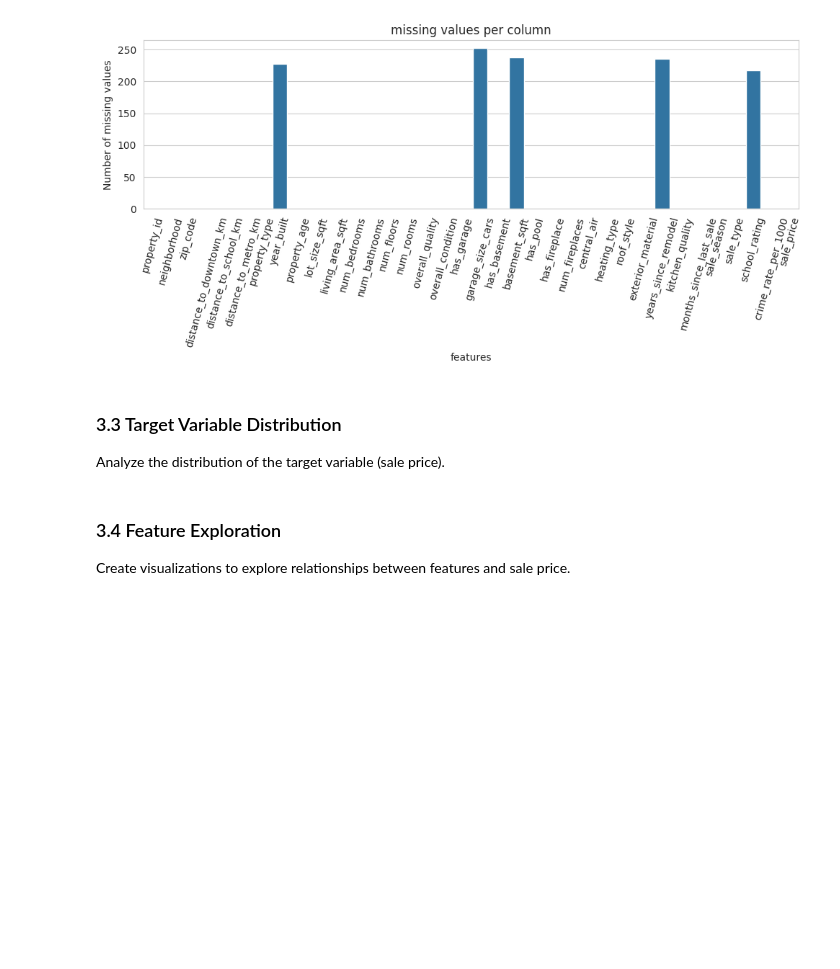
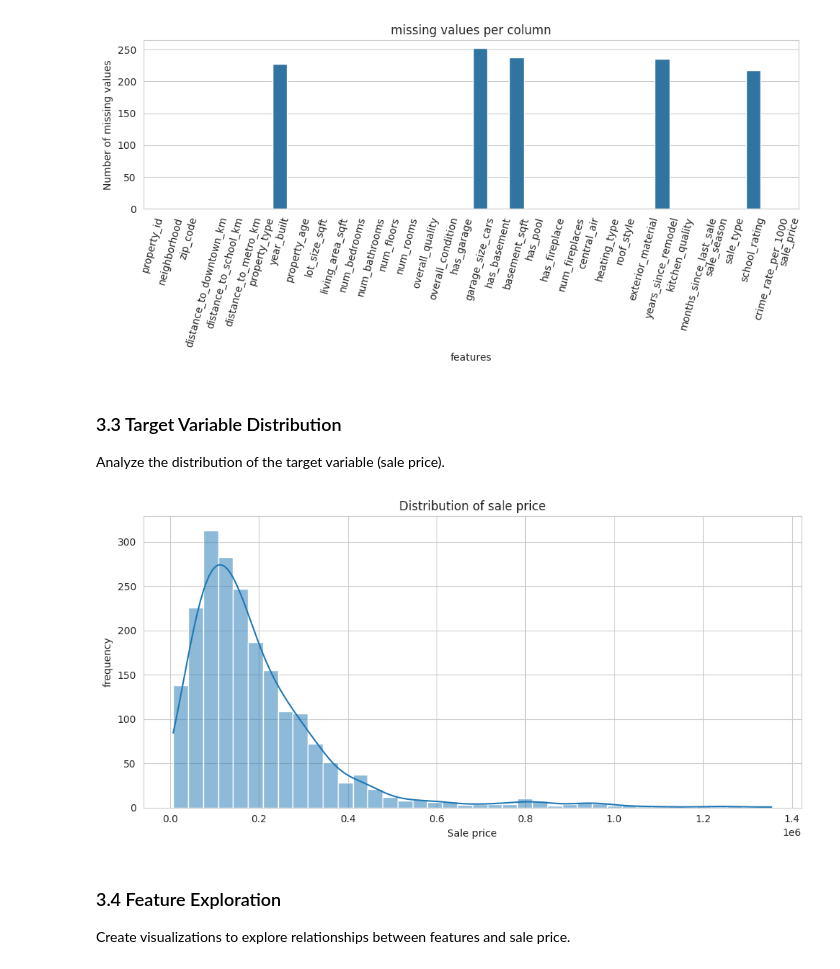
Before and after one commit to LiberteI/Supervised-Learning-Workshop, a Jupyter notebook: deliverable/03_dataset3.ipynb, the cells around one changed output. Saved outputs shown, nothing was run; the diff lists cells and outputs as text; code cells hidden in the pictures; blank space fills up the shorter version.

Commit message:
created a histogram with curves in 3.3

```diff
--- a/deliverable/03_dataset3.ipynb
+++ b/deliverable/03_dataset3.ipynb
@@ -140,9 +140,26 @@ Analyze the distribution of the target variable (sale price).
 # %%
 # TODO: Analyze the sale_price distribution
 # - Plot histogram
 # - Check for skewness
 # - Consider log transformation if needed
 # - Display basic statistics
+
+from scipy.stats import skew
+
+# create a plot
+plt.figure(figsize=(10, 5))
+
+# histogram: bin = 40 -> smoother distribution
+# kde = true -> adds a smoothed curve to show the shape better
+sns.histplot(df['sale_price'], bins = 40, kde = True)
+
+plt.title("Distribution of sale price")
+plt.xlabel("Sale price")
+plt.ylabel("frequency")
+plt.tight_layout()
+plt.show()
+# %% [output]
+[figure, added]
 # %% [markdown]
 ### 3.4 Feature Exploration
 
```
